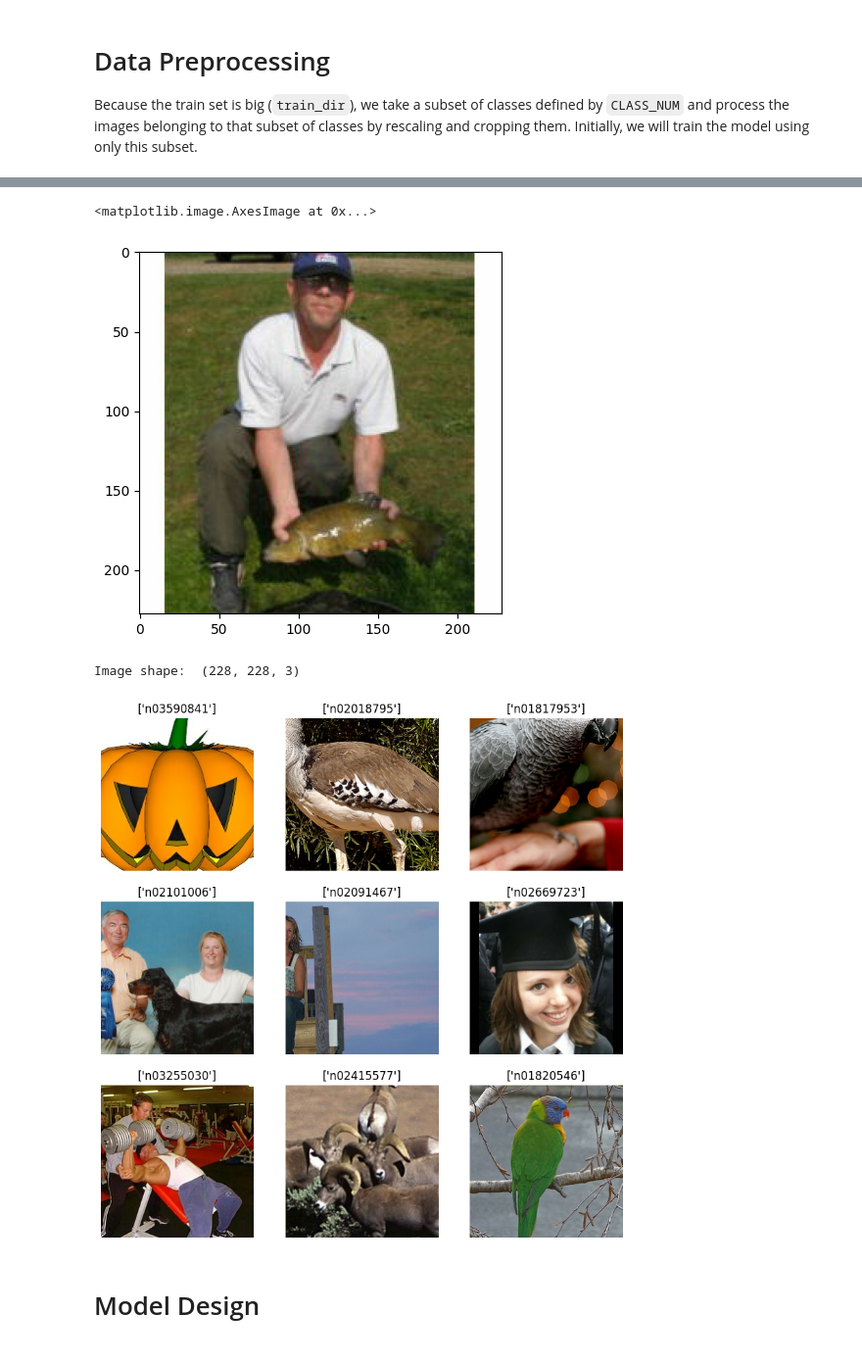
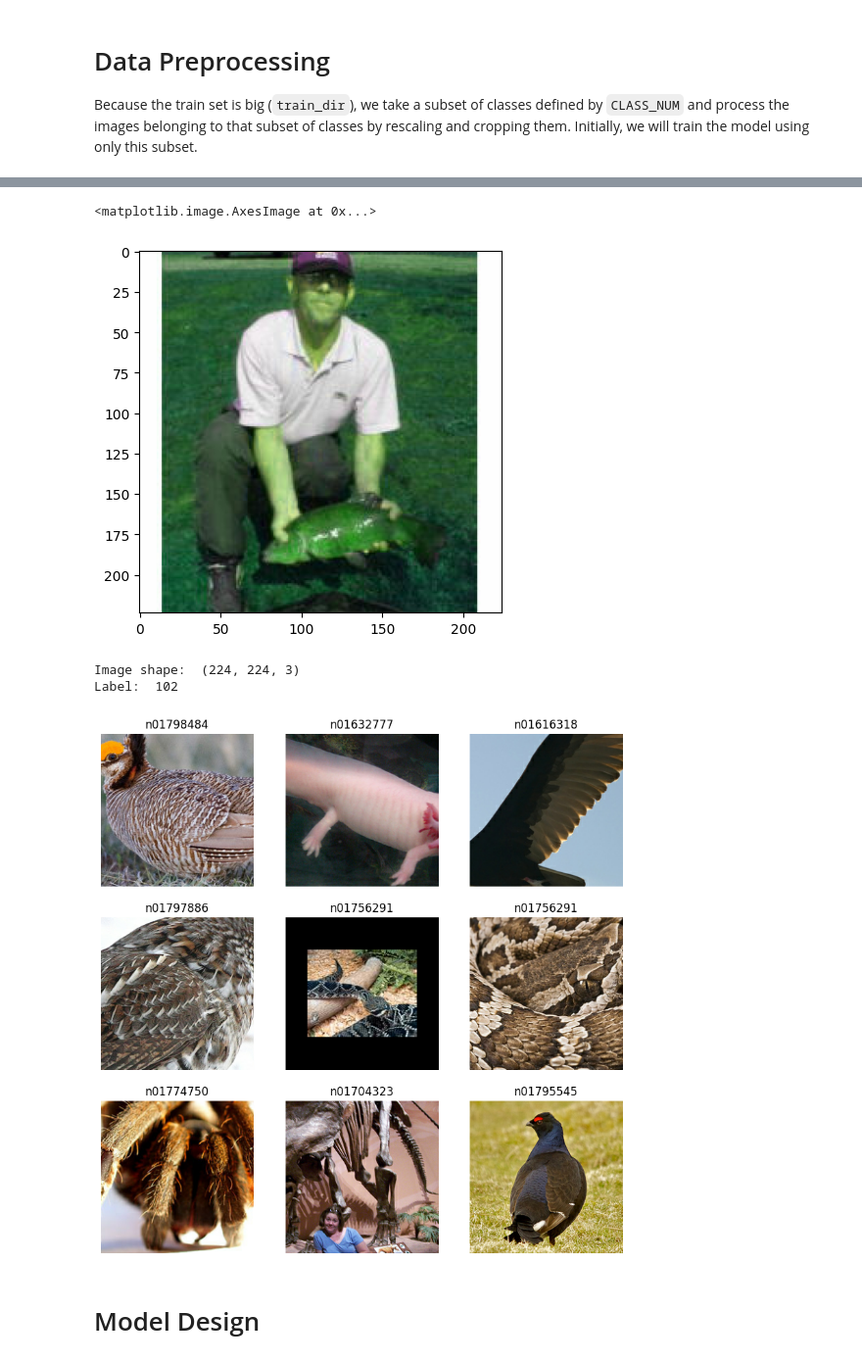
Before and after one commit to irenebernardi/VGG-16-replication, a Jupyter notebook: imagenet-reproducing-convnets.ipynb, the cells around one changed output, grey strips where cells are left out. Shown at 98% size. Drawn from its saved outputs; the diff is of its cells as text; code cells hidden in the pictures.

Commit message:
Kaggle Notebook | ImageNet: reproducing ConvNets | Version 24

```diff
--- a/imagenet-reproducing-convnets.ipynb
+++ b/imagenet-reproducing-convnets.ipynb
@@ -116,20 +168,23 @@ b'/kaggle/input/imagenet-object-localization-challenge/ILSVRC/Data/CLS-LOC/train
 # %%
-def process_path(file_path):
-# Convert the compressed string to a 3D uint8 tensor
-    img = tf.io.read_file(file_path)
-    img = tf.io.decode_jpeg(img, channels=3)
-    img = tf.image.resize_with_crop_or_pad(img, 228, 228)
+def process_path(file_path, cut=224, S=256):
+
+    # Convert the compressed string to a 3D uint8 tensor
+    image = tf.io.read_file(file_path)
+    image = tf.io.decode_jpeg(image, channels=3)
+
+    image = tf.image.resize_with_crop_or_pad(image, cut, cut)
 
     parts = tf.strings.split(file_path, os.path.sep)
     # The second to last is the class-directory
-    label = parts[-2] == class_names
+    one_hot = parts[-2] == class_names
+    label = tf.argmax(one_hot)
 
-    return img, label
+    return image, label
 
-img, label = process_path(train_dir + "n01440764/n01440764_10026.JPEG")
-input_shape = img.shape
+image, label = process_path(data_dir + "train/n01440764/n01440764_10026.JPEG")
+input_shape = image.shape
 
-plt.imshow(img)
+plt.imshow(image)
 # %% [output]
 <matplotlib.image.AxesImage at 0x...>
-[figure, old version]
+[figure, new version]
@@ -141,6 +191,11 @@ dataset = dataset.map(process_path, num_parallel_calls=AUTOTUNE)
 # %%
-for image, label in dataset.take(1):
+# Preprocess images
+train_ds = raw_train_ds.map(process_path, num_parallel_calls=tf.data.AUTOTUNE)
+
+# Show example
+for image, label in train_ds.take(1):
     print("Image shape: ", image.numpy().shape)
-    #print("Label: ", label.numpy())
+    print("Label: ", label.numpy())
 # %% [output]
-Image shape:  (228, 228, 3)
+Image shape:  (224, 224, 3)
+Label:  102
@@ -156,15 +202,22 @@ dataset = configure_for_performance(dataset)
+# %%
+# Improve dataset performance
+train_ds = train_ds \
+    .cache() \
+    .shuffle(buffer_size=1000) \
+    .batch(BATCH_SIZE) \
+    .prefetch(buffer_size=tf.data.AUTOTUNE)
 # %%
-image_batch, label_batch = next(iter(dataset))
+image_batch, label_batch = next(iter(train_ds))
 
 plt.figure(figsize=(10, 10))
 for i in range(9):
     ax = plt.subplot(3, 3, i + 1)
     plt.imshow(image_batch[i].numpy().astype("uint8"))
     label = label_batch[i]
     plt.title(class_names[label])
     plt.axis("off")
 # %% [output]
-[figure, old version]
+[figure, new version]
 # %% [markdown]
 # Model Design
 # %% [markdown]
```
Also changed, not shown: parts of 22 cells of this notebook.
